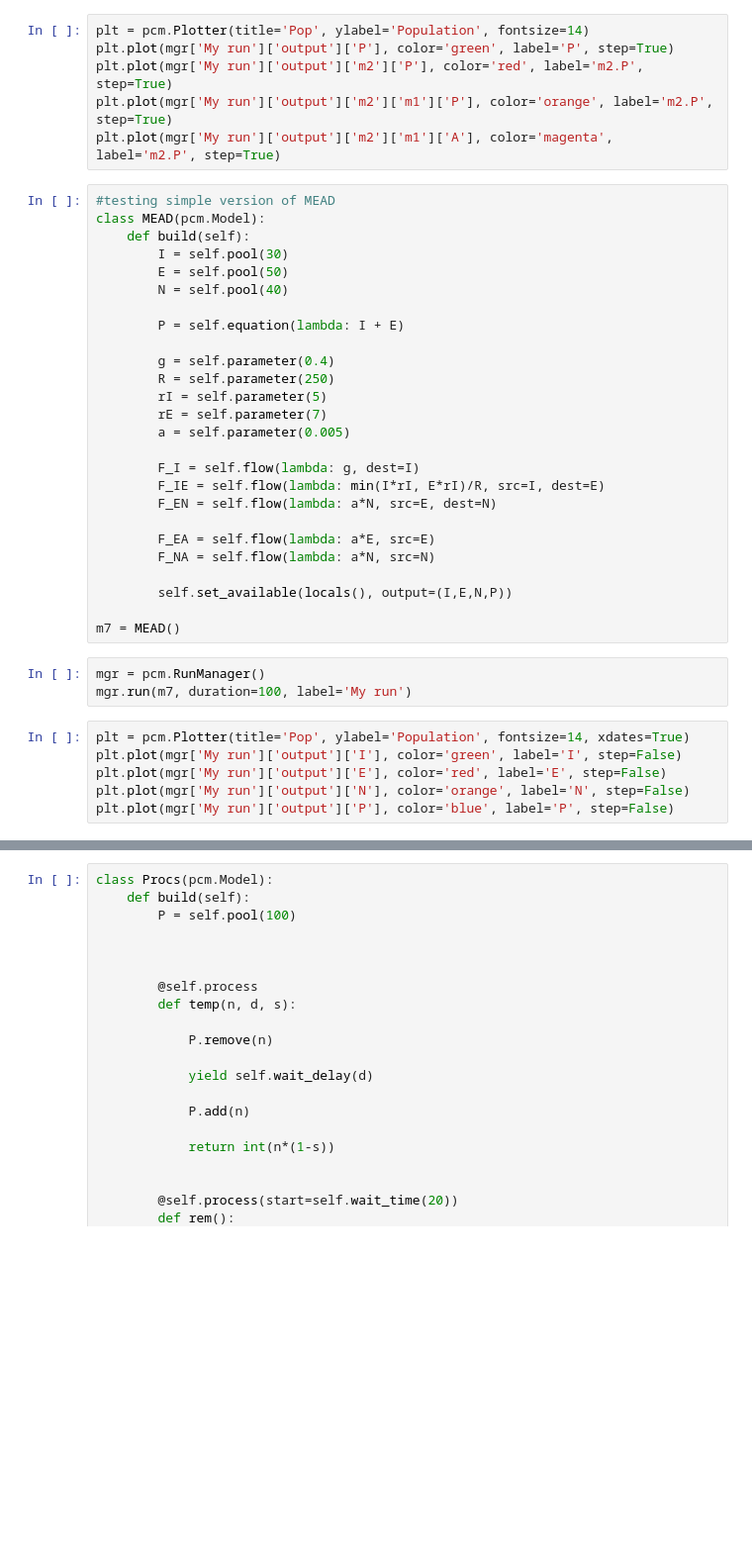
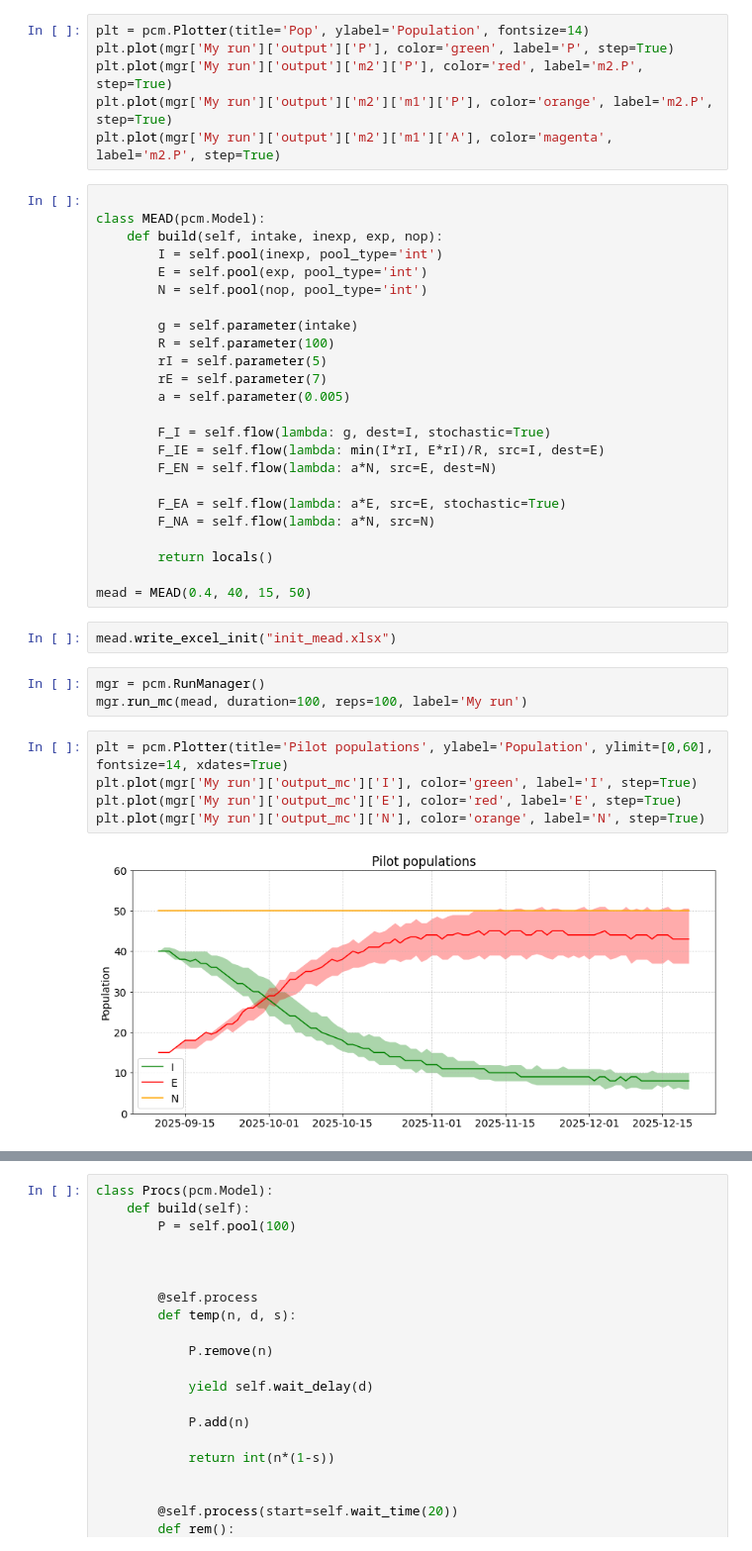
Before and after one commit to DND-DRDC-RDDC/OS_PyCoMod, a Jupyter notebook: test.ipynb, the cells around one changed output, grey strips where cells are left out. Shown: that part at 99% size. Saved outputs shown, nothing was run; the diff lists cells and outputs as text; blank space fills up the shorter version.

```diff
--- a/test.ipynb
+++ b/test.ipynb
@@ -409,37 +411,38 @@ plt.plot(mgr['My run']['output']['m2']['P'], color='red', label='m2.P', step=Tru
 plt.plot(mgr['My run']['output']['m2']['m1']['P'], color='orange', label='m2.P', step=True)
 plt.plot(mgr['My run']['output']['m2']['m1']['A'], color='magenta', label='m2.P', step=True)
 # %%
-#testing simple version of MEAD
+
 class MEAD(pcm.Model):
-    def build(self):
-        I = self.pool(30)
-        E = self.pool(50)
-        N = self.pool(40)
+    def build(self, intake, inexp, exp, nop):
+        I = self.pool(inexp, pool_type='int')
+        E = self.pool(exp, pool_type='int')
+        N = self.pool(nop, pool_type='int')
 
-        P = self.equation(lambda: I + E)
-
-        g = self.parameter(0.4)
-        R = self.parameter(250)
+        g = self.parameter(intake)
+        R = self.parameter(100)
         rI = self.parameter(5)
         rE = self.parameter(7)
         a = self.parameter(0.005)
 
-        F_I = self.flow(lambda: g, dest=I)
+        F_I = self.flow(lambda: g, dest=I, stochastic=True)
         F_IE = self.flow(lambda: min(I*rI, E*rI)/R, src=I, dest=E)
         F_EN = self.flow(lambda: a*N, src=E, dest=N)
 
-        F_EA = self.flow(lambda: a*E, src=E)
+        F_EA = self.flow(lambda: a*E, src=E, stochastic=True)
         F_NA = self.flow(lambda: a*N, src=N)
 
-        self.set_available(locals(), output=(I,E,N,P))
+        return locals()
 
-m7 = MEAD()
+mead = MEAD(0.4, 40, 15, 50)
+# %%
+mead.write_excel_init("init_mead.xlsx")
 # %%
 mgr = pcm.RunManager()
-mgr.run(m7, duration=100, label='My run')
+mgr.run_mc(mead, duration=100, reps=100, label='My run')
 # %%
-plt = pcm.Plotter(title='Pop', ylabel='Population', fontsize=14, xdates=True)
-plt.plot(mgr['My run']['output']['I'], color='green', label='I', step=False)
-plt.plot(mgr['My run']['output']['E'], color='red', label='E', step=False)
-plt.plot(mgr['My run']['output']['N'], color='orange', label='N', step=False)
-plt.plot(mgr['My run']['output']['P'], color='blue', label='P', step=False)
+plt = pcm.Plotter(title='Pilot populations', ylabel='Population', ylimit=[0,60], fontsize=14, xdates=True)
+plt.plot(mgr['My run']['output_mc']['I'], color='green', label='I', step=True)
+plt.plot(mgr['My run']['output_mc']['E'], color='red', label='E', step=True)
+plt.plot(mgr['My run']['output_mc']['N'], color='orange', label='N', step=True)
+# %% [output]
+[figure, added]
```
Also changed, not shown: parts of 15 cells of this notebook.
